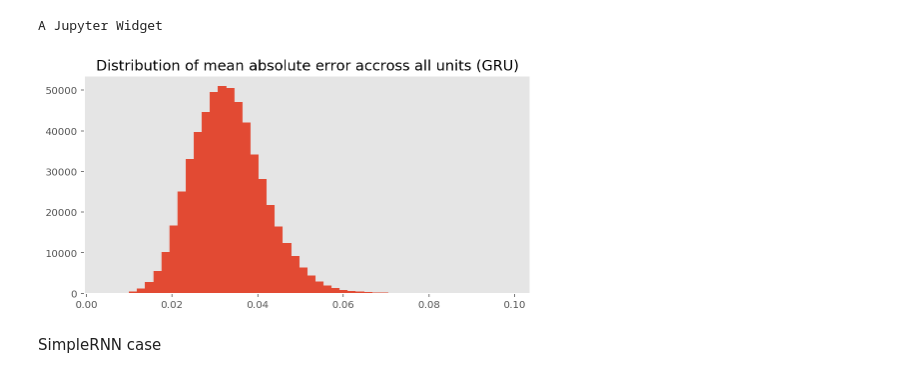
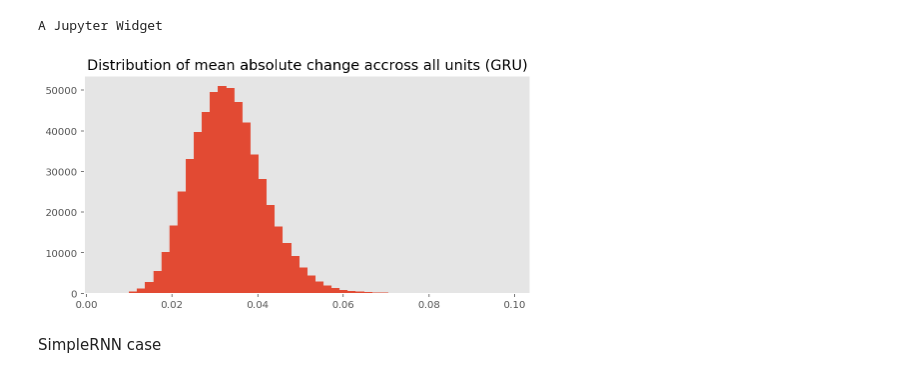
Before and after one commit to Amaumaury/ArtificialNeuralNetworks, a Jupyter notebook: Project_2/miniproject2.ipynb, the cells around one changed output. Drawn from its saved outputs; the diff is of its cells as text; code cells hidden in the pictures.

```diff
--- a/Project_2/miniproject2.ipynb
+++ b/Project_2/miniproject2.ipynb
@@ -533,11 +546,17 @@ def plot_melody_from(dataset, id_to_pitch, id_to_duration, count, seed=1):
 # %%
 mapping = final_dataset.get_mappings()
 
-for melody in final_dataset.get_n_random_melodies(2):
+for i, melody in enumerate(final_dataset.get_n_random_melodies(2)):
+    print('Melody', i)
     midi_representation = melody.get_integer_representation()
     matrix_representation = melody.get_matrix_representation()
+    std_matrix_representation = melody.get_std_matrix_representation()
+    print('Midi representation')
     plotMelody(midi_representation[1]['P'], midi_representation[1]['T'], mapping)
+    print('Matrix representation')
     plotMelody(matrix_representation[1]['P'], matrix_representation[1]['T'], mapping)
+    print('Padded matrix representation')
+    plotMelody(std_matrix_representation[1]['P'], std_matrix_representation[1]['T'], mapping)
 # %% [output]
 [figure]
 [figure]
@@ -884,3 +900,9 @@ hidden_simpleRNN_states = hidden_simpleRNN.predict(x=[durations, pitches], verbo
 # %%
 def real_notes_indices(matrix):
     return np.array([i for i, vec in enumerate(matrix) if 1 in vec])
+# %%
+print('Hidden states plot for SimpleRNN')
+for i, hidden_state in enumerate(hidden_simpleRNN_states):
+    print('Melody', i)
+    notes_indices = real_notes_indices(pitches[i])
+    plotMelody(pitches[i][notes_indices], durations[i][notes_indices], mapping, H=hidden_simpleRNN_states[i][notes_indices])
@@ -929,10 +966,10 @@ absolute_variations = np.array([variation_matrix.sum(axis=0) / variation_matrix.
 mean_absolute_variations_GRU = absolute_variations.sum(axis=0) / absolute_variations.shape[0]
 # %%
 plt.hist(absolute_variations.flatten(), bins=50)
-plt.title('Distribution of mean absolute error accross all units (GRU)')
+plt.title('Distribution of mean absolute change accross all units (GRU)')
 plt.show()
 # %% [output]
-[figure, old version]
+[figure, new version]
 # %% [markdown]
 SimpleRNN case
 # %%
```
Also changed, not shown: parts of 18 cells of this notebook, 6 other files.
